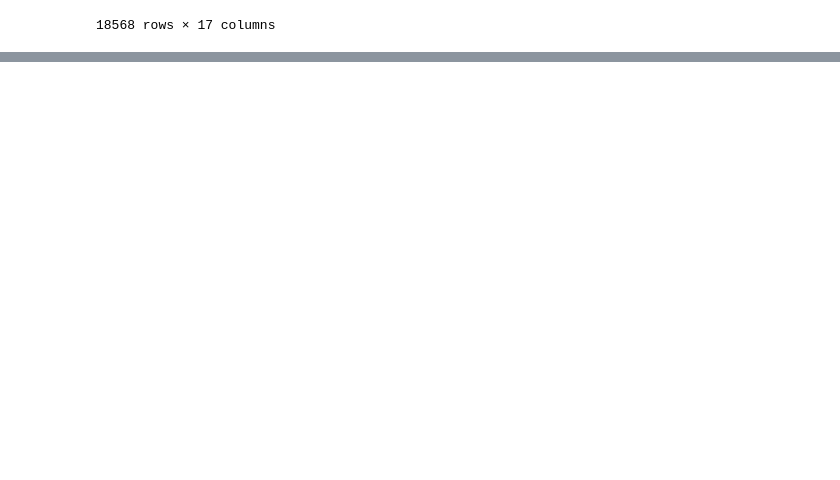
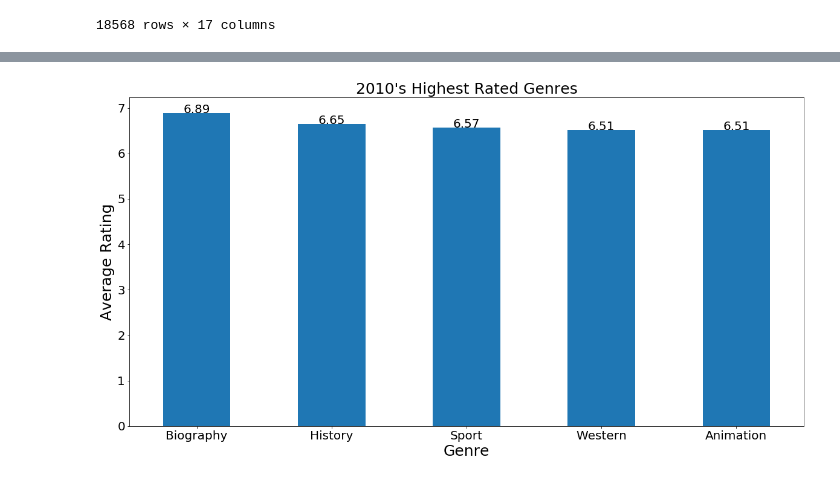
Before and after one commit to Nicole1701/group_project1, a Jupyter notebook: Analysis_Nicole.ipynb, the cells around one changed output, grey strips where cells are left out. Cells and saved outputs as stored; diff of their text form; code cells hidden in the pictures; blank space fills up the shorter version.

```diff
--- a/Analysis_Nicole.ipynb
+++ b/Analysis_Nicole.ipynb
@@ -379,0 +517,5 @@ narrowed_data_df.dropna(how="any", inplace=False)
+# %%
+rating_00_groupby = rating_00.groupby('Genre').mean()['Avg Rating'].sort_values(ascending=False)
+rating_00_df = pd.DataFrame(rating_00_groupby)
+
+rating_00_df.reset_index()
@@ -379,0 +540,16 @@ narrowed_data_df.dropna(how="any", inplace=False)
+# %%
+# Plot bar chart
+ax = rating_00_df.iloc[0:5].plot(y='Avg Rating', kind="bar", figsize=(20,10), rot=0, legend=False, fontsize = 20)
+
+# Create and format value labels
+for col in rating_00_df.columns:
+    for id, val in enumerate(rating_00_df['Avg Rating'].iloc[0:5]):
+        ax.text(id, val, round(val,2), fontsize=20, ha='center', va='baseline', color = 'black')
+
+# Format chart
+plt.title("2000's Highest Rated Genres", fontsize=25)
+plt.xlabel("Genre", fontsize=25)
+plt.ylabel("Average Rating", fontsize=25)
+
+
+plt.show()
@@ -379,0 +560,5 @@ narrowed_data_df.dropna(how="any", inplace=False)
+# %%
+rating_10_groupby = rating_10.groupby('Genre').mean()['Avg Rating'].sort_values(ascending=False)
+rating_10_df = pd.DataFrame(rating_10_groupby)
+
+rating_10_df.reset_index()
@@ -379,0 +583,18 @@ narrowed_data_df.dropna(how="any", inplace=False)
+# %%
+# Plot bar chart
+ax = rating_10_df.iloc[0:5].plot(y='Avg Rating', kind="bar", figsize=(20,10), rot=0, legend=False, fontsize = 20)
+
+# Create and format value labels
+for col in rating_10_df.columns:
+    for id, val in enumerate(rating_10_df['Avg Rating'].iloc[0:5]):
+        ax.text(id, val, round(val,2), fontsize=20, ha='center', va='baseline', color = 'black')
+
+# Format chart
+plt.title("2010's Highest Rated Genres", fontsize=25)
+plt.xlabel("Genre", fontsize=25)
+plt.ylabel("Average Rating", fontsize=25)
+
+
+plt.show()
+# %% [output]
+[figure, added]
```
Also changed, not shown: parts of 23 cells of this notebook.
